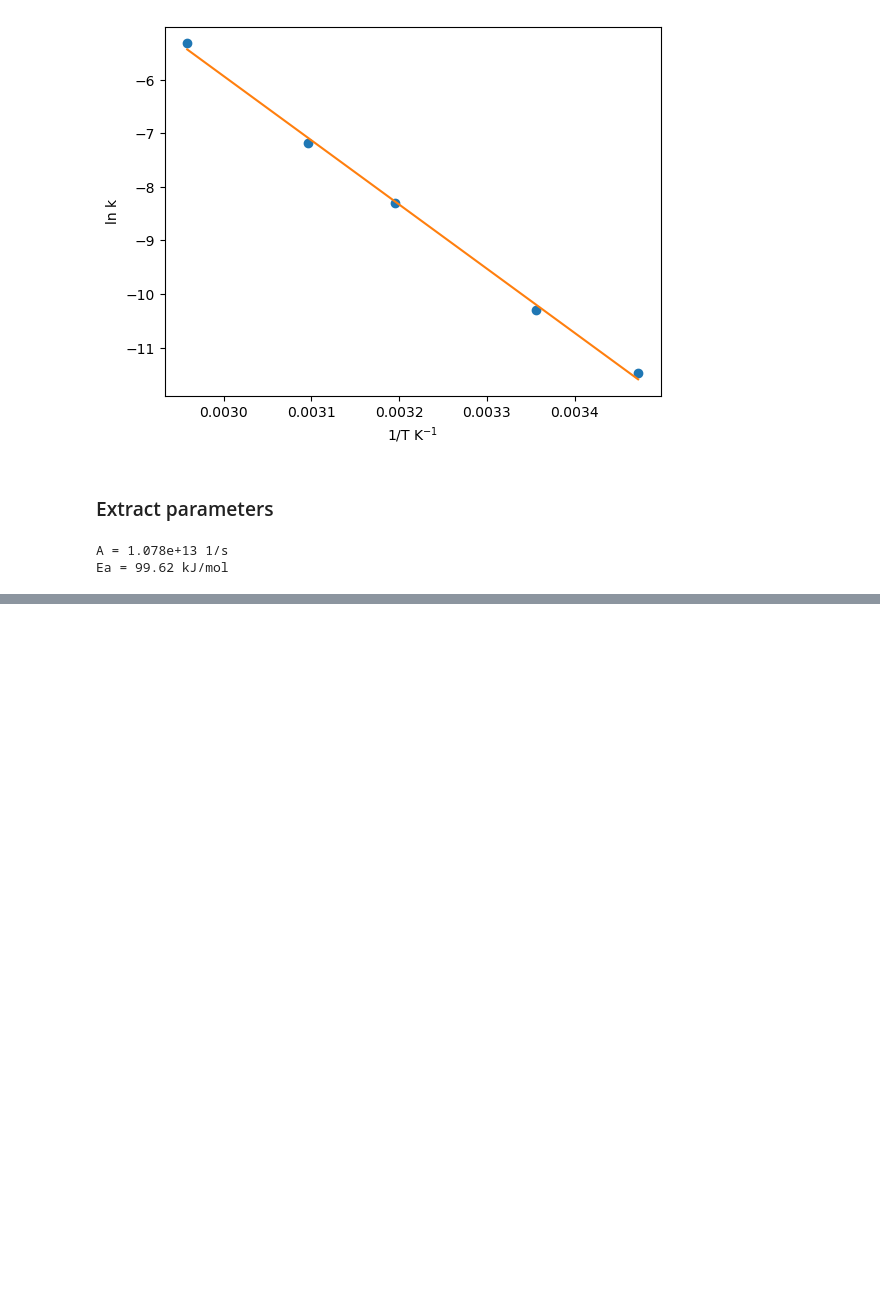
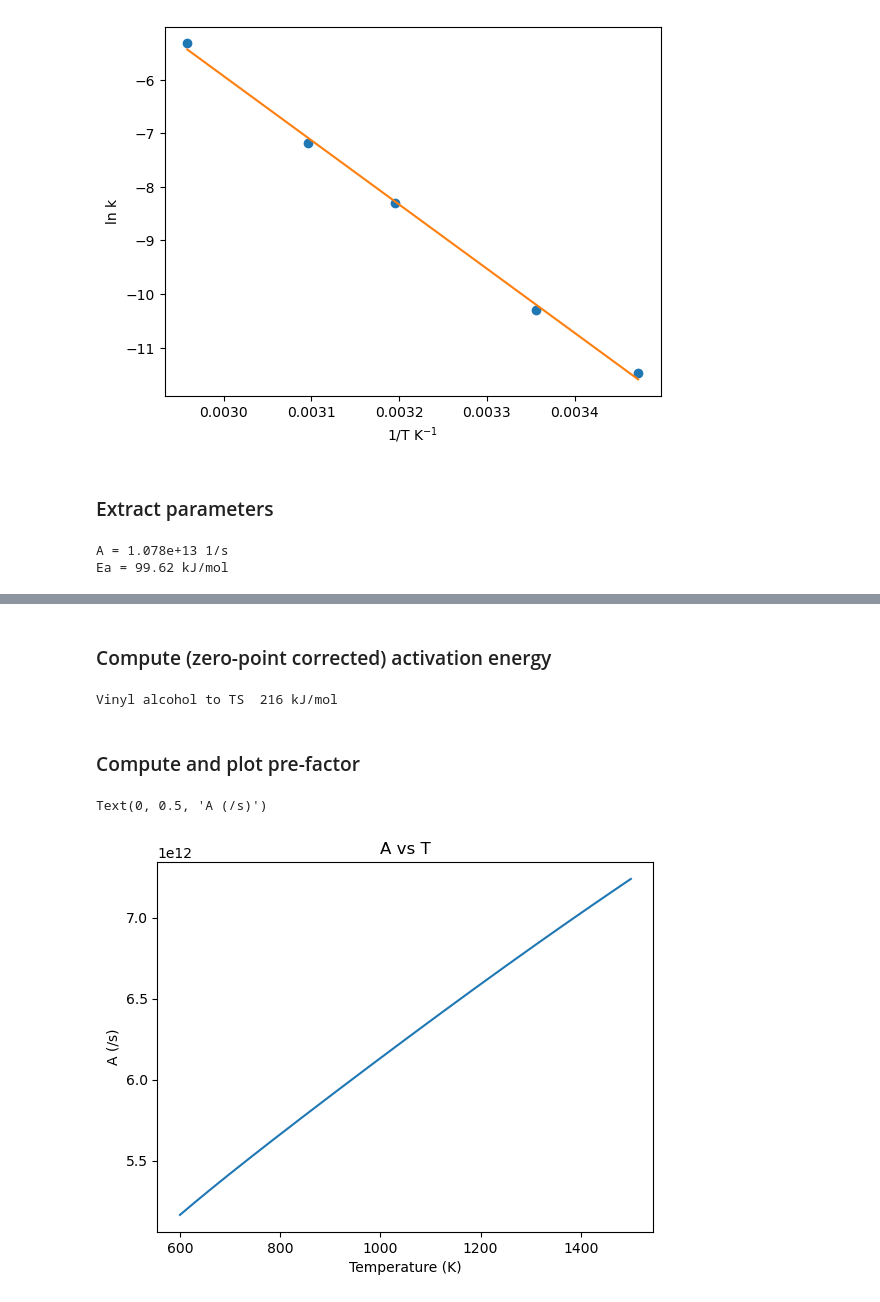
Before and after one commit to wmfschneider/CBE60546, a Jupyter notebook: Resources/Examples.ipynb, the cells around one changed output, grey strips where cells are left out. Drawn from its saved outputs; the diff is of its cells as text; code cells hidden in the pictures; blank space fills up the shorter version.

```diff
--- a/Resources/Examples.ipynb
+++ b/Resources/Examples.ipynb
@@ -283,0 +418,23 @@ Ea = 99.62 kJ/mol
+# %% [markdown]
+### Compute (zero-point corrected) activation energy
+# %%
+Ea0 = (TS.energy-VA.energy)*autoeV + (TS.ZPE() - VA.ZPE())
+
+print('Vinyl alcohol to TS {:4.0f} kJ/mol'.format(Ea0*eVtokJ))
+# %% [output]
+Vinyl alcohol to TS  216 kJ/mol
+# %% [markdown]
+### Compute and plot pre-factor
+# %%
+kTh = (kB/h) * T
+qratio = (TS.qtot(T)/VA.qtot(T))
+A  = kTh * qratio
+
+plt.figure()
+plt.plot(T,A)
+plt.xlabel("Temperature (K)")
+plt.title("A vs T")
+plt.ylabel("A (/s)")
+# %% [output]
+Text(0, 0.5, 'A (/s)')
+[figure, added]
```
Also changed, not shown: parts of 15 cells of this notebook, 39 other files.
